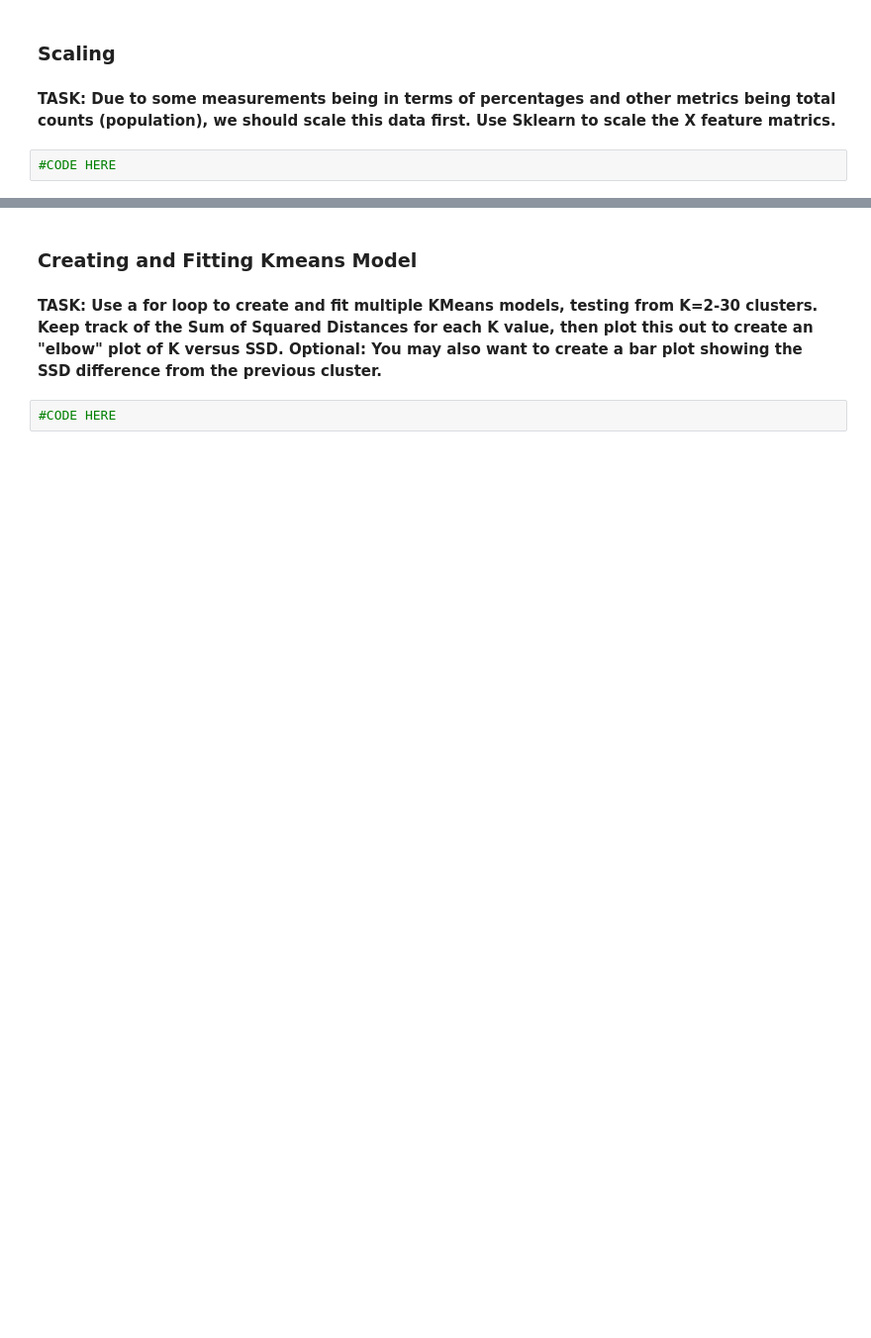
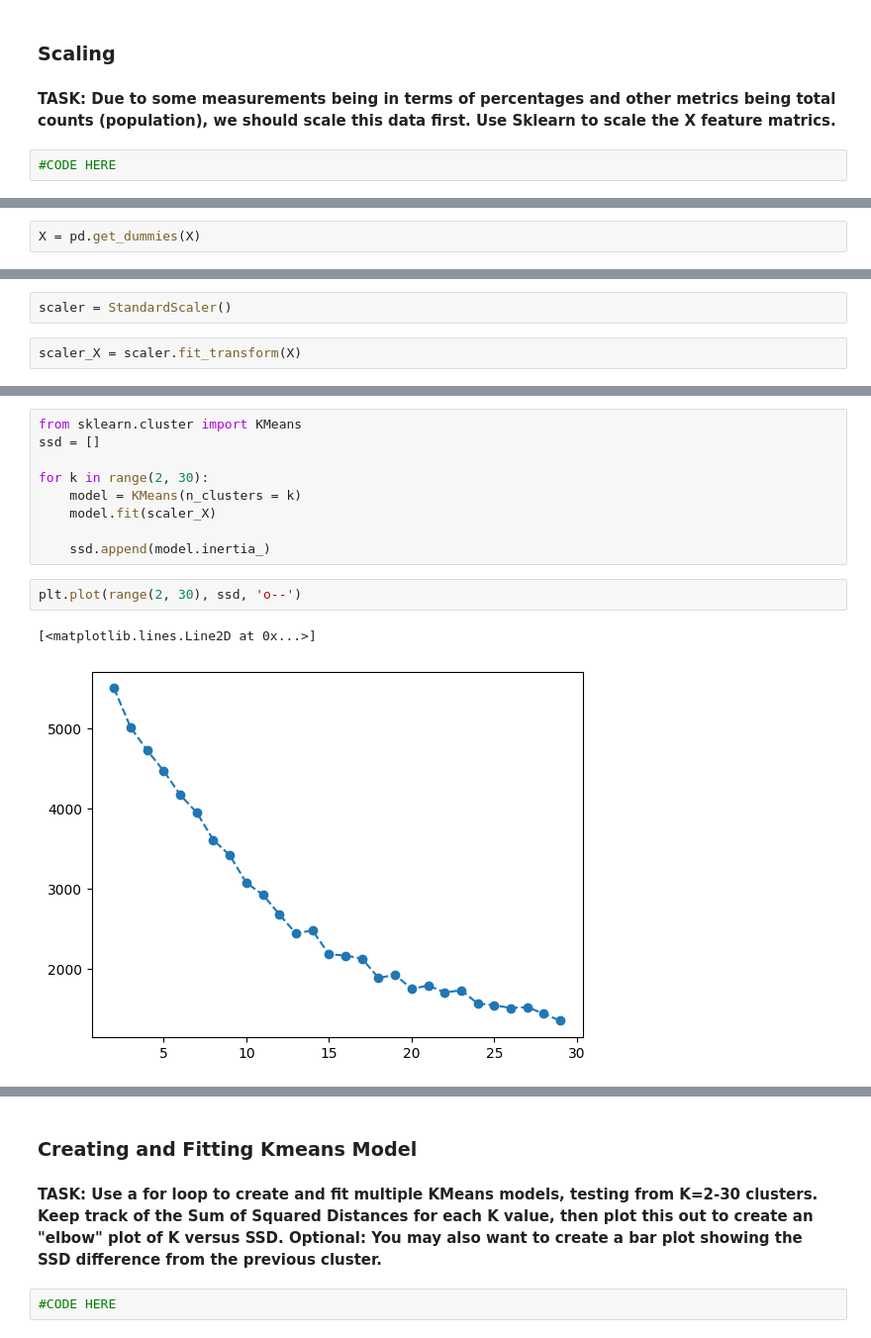
Before and after one commit to drago467/Python-for-Machine-Learning-Data-Science, a Jupyter notebook: 20-Kmeans-Clustering/02-Kmeans-Clustering-Project-Exercise.ipynb, the cells around one changed output, grey strips where cells are left out. Shown at 99% size. Cells and saved outputs as stored; diff of their text form; blank space fills up the shorter version.

Commit message:
K-Means Clustering Exercise Solution Part Two

```diff
--- a/20-Kmeans-Clustering/02-Kmeans-Clustering-Project-Exercise.ipynb
+++ b/20-Kmeans-Clustering/02-Kmeans-Clustering-Project-Exercise.ipynb
@@ -363,0 +340,2 @@ array([[ 0.0133285 ,  0.01855412, -0.20308668, ..., -0.31544015,
+# %%
+X = pd.get_dummies(X)
@@ -363,0 +344,4 @@ array([[ 0.0133285 ,  0.01855412, -0.20308668, ..., -0.31544015,
+# %%
+scaler = StandardScaler()
+# %%
+scaler_X = scaler.fit_transform(X)
@@ -363,0 +364,14 @@ array([[ 0.0133285 ,  0.01855412, -0.20308668, ..., -0.31544015,
+# %%
+from sklearn.cluster import KMeans
+ssd = []
+
+for k in range(2, 30):
+    model = KMeans(n_clusters = k)
+    model.fit(scaler_X)
+
+    ssd.append(model.inertia_)
+# %%
+plt.plot(range(2, 30), ssd, 'o--')
+# %% [output]
+[<matplotlib.lines.Line2D at 0x...>]
+[figure, added]
```
Also changed, not shown: parts of 40 cells of this notebook.
